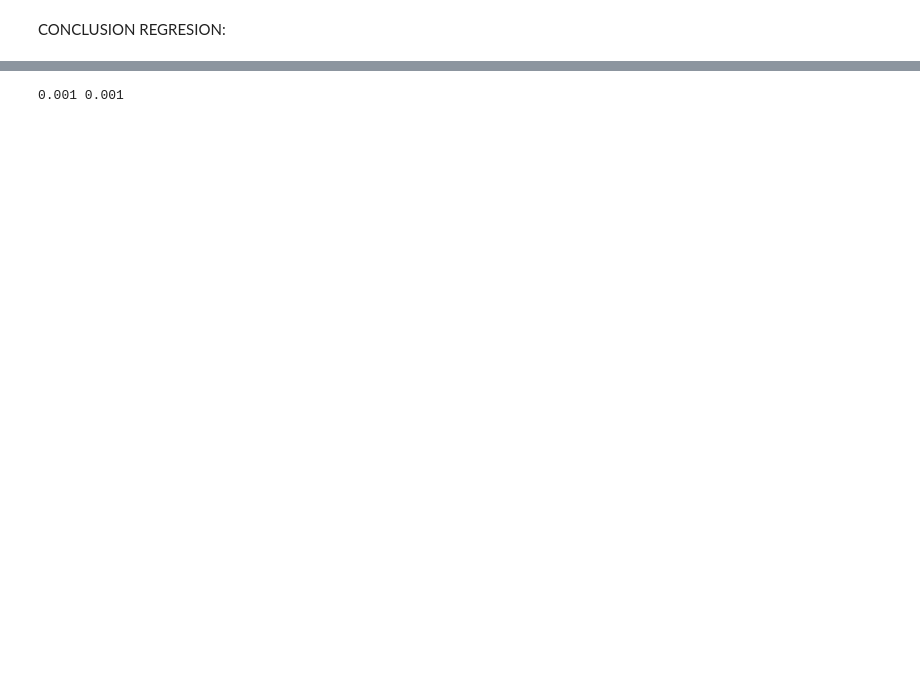
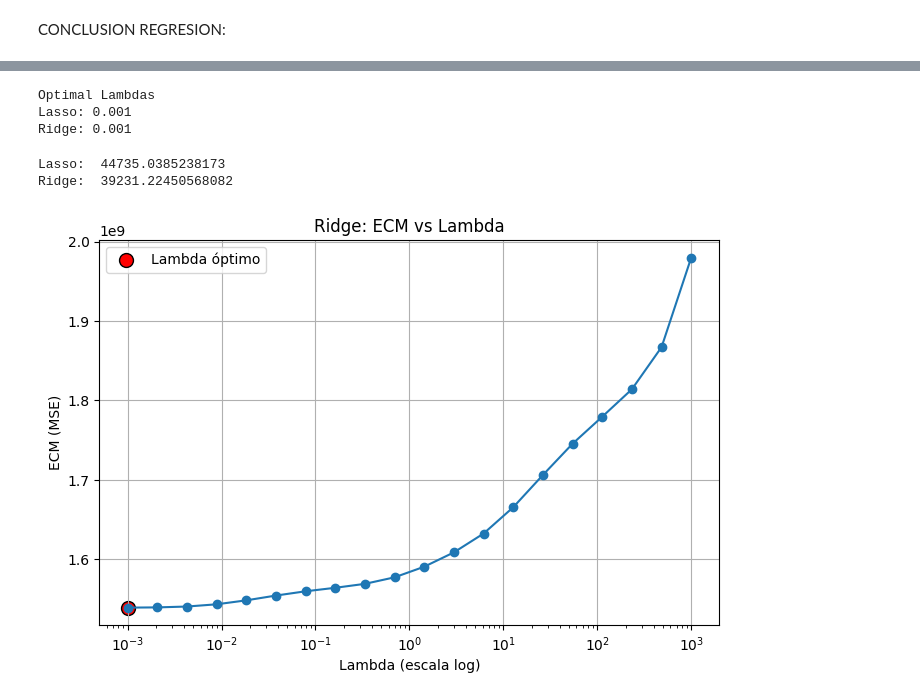
Before and after one commit to biancapaz/ml_tp1, a Jupyter notebook: notebooks/Entrega_TP1.ipynb, the cells around one changed output, grey strips where cells are left out. Saved outputs shown, nothing was run; the diff lists cells and outputs as text; code cells hidden in the pictures; blank space fills up the shorter version.

```diff
--- a/notebooks/Entrega_TP1.ipynb
+++ b/notebooks/Entrega_TP1.ipynb
@@ -847,4 +914,9 @@ plt.show()
 # %%
-print(best_l1, best_l2)
+# Optimal lambda for each regression
+print("Optimal Lambdas")
+print(f"Lasso: {best_l1}")
+print(f"Ridge: {best_l2}")
 # %% [output]
-0.001 0.001
+Optimal Lambdas
+Lasso: 0.001
+Ridge: 0.001
@@ -854,0 +923,24 @@ modelo_M6 = LinearRegression()
+# %%
+# Which regression has less error?
+print("Lasso: ", np.sqrt(errors_l1[best_l1]))
+print("Ridge: ", np.sqrt(errors_l2[best_l2]))
+# %% [output]
+Lasso:  44735.0385238173
+Ridge:  39231.22450568082
+# %%
+plt.figure(figsize=(8,5))
+
+plt.plot(errors_l2.keys(), errors_l2.values(), marker='o')
+
+plt.scatter(best_l2, errors_l2[best_l2], s=100, label="Lambda óptimo", c='red', edgecolors='black')
+
+plt.xscale("log")
+plt.xlabel("Lambda (escala log)")
+plt.ylabel("ECM (MSE)")
+plt.title("Ridge: ECM vs Lambda")
+
+plt.legend()
+plt.grid()
+plt.show()
+# %% [output]
+[figure, added]
```
Also changed, not shown: parts of 69 cells of this notebook, 4 other files.
